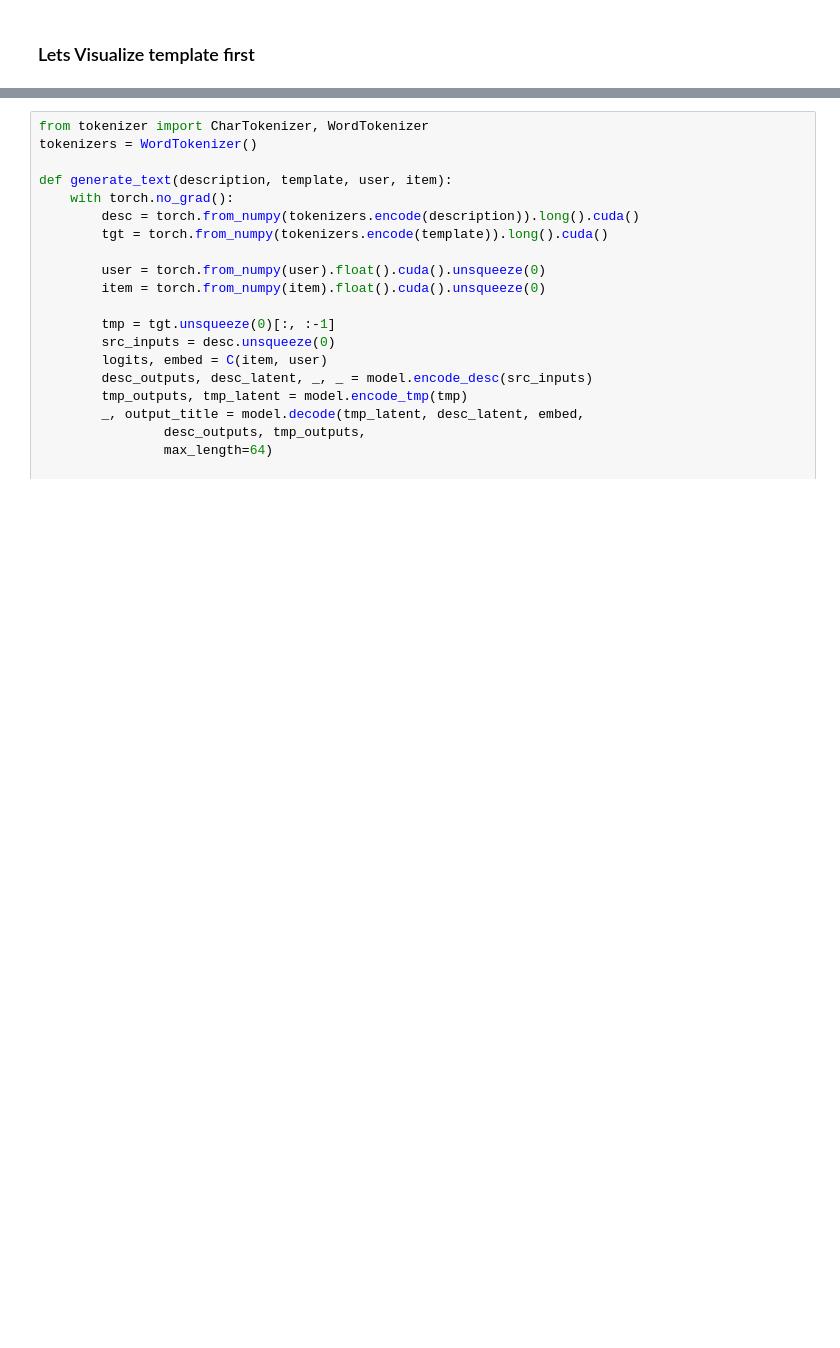
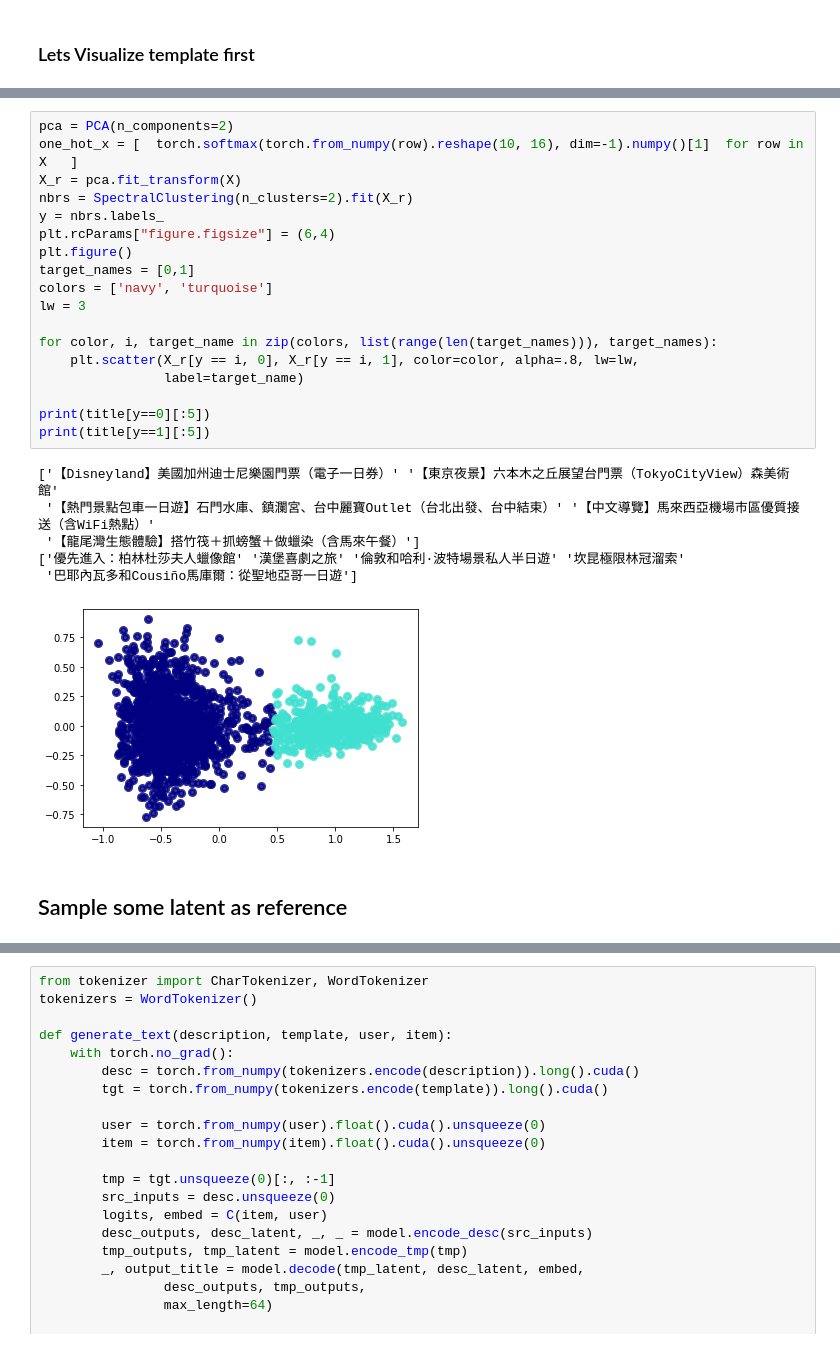
Before and after one commit to theblackcat102/text-subgan, a Jupyter notebook: Control.ipynb, the cells around one changed output, grey strips where cells are left out. Saved outputs shown, nothing was run; the diff lists cells and outputs as text; blank space fills up the shorter version.

```diff
--- a/Control.ipynb
+++ b/Control.ipynb
@@ -50,0 +156,27 @@ checkpoint_name = 'amp_checkpoint_{}.pt'.format(iteration)
+# %%
+pca = PCA(n_components=2)
+one_hot_x = [  torch.softmax(torch.from_numpy(row).reshape(10, 16), dim=-1).numpy()[1]  for row in X   ]
+X_r = pca.fit_transform(X)
+nbrs = SpectralClustering(n_clusters=2).fit(X_r)
+y = nbrs.labels_
+plt.rcParams["figure.figsize"] = (6,4)
+plt.figure()
+target_names = [0,1]
+colors = ['navy', 'turquoise']
+lw = 3
+
+for color, i, target_name in zip(colors, list(range(len(target_names))), target_names):
+    plt.scatter(X_r[y == i, 0], X_r[y == i, 1], color=color, alpha=.8, lw=lw,
+                label=target_name)
+
+print(title[y==0][:5])
+print(title[y==1][:5])
+# %% [output]
+['【Disneyland】美國加州迪士尼樂園門票（電子一日券）' '【東京夜景】六本木之丘展望台門票（TokyoCityView）森美術館'
+ '【熱門景點包車一日遊】石門水庫、鎮瀾宮、台中麗寶Outlet（台北出發、台中結束）' '【中文導覽】馬來西亞機場市區優質接送（含WiFi熱點）'
+ '【龍尾灣生態體驗】搭竹筏＋抓螃蟹＋做蠟染（含馬來午餐）']
+['優先進入：柏林杜莎夫人蠟像館' '漢堡喜劇之旅' '倫敦和哈利·波特場景私人半日遊' '坎昆極限林冠溜索'
+ '巴耶內瓦多和Cousiño馬庫爾：從聖地亞哥一日遊']
+[figure, added]
+# %% [markdown]
+## Sample some latent as reference
```
Also changed, not shown: parts of 92 cells of this notebook, 3 other files.
